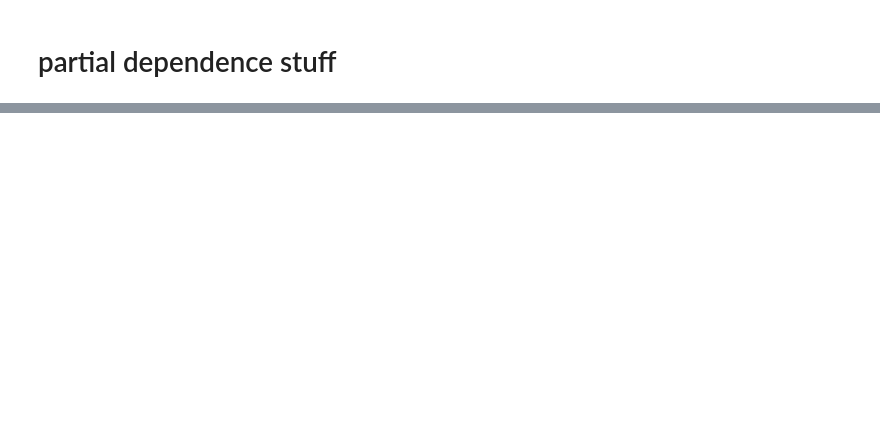
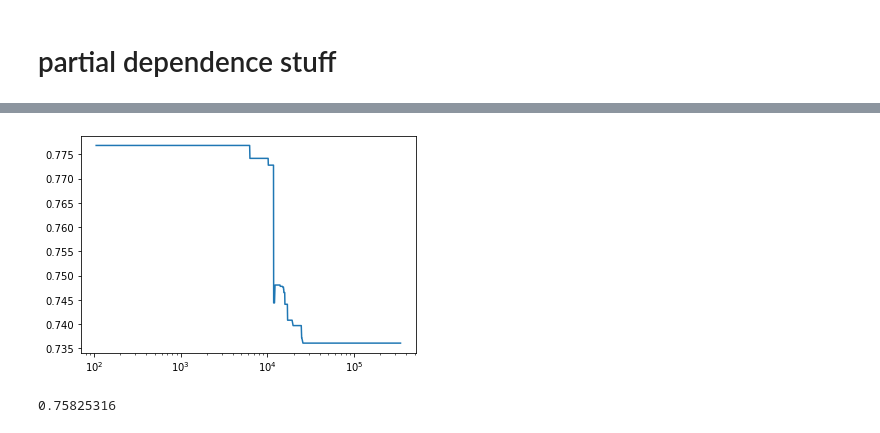
Before and after one commit to varyabazilova/alluvialfans, a Jupyter notebook: ml_model/ml1.ipynb, the cells around one changed output, grey strips where cells are left out. Cells and saved outputs as stored; diff of their text form; code cells hidden in the pictures; blank space fills up the shorter version.

```diff
--- a/ml_model/ml1.ipynb
+++ b/ml_model/ml1.ipynb
@@ -520,0 +559,16 @@ my_plots = plot_partial_dependence(model,
+# %%
+y, x = partial_dependence(model,
+                                   features=['perimeter'],       # column numbers of plots we want to show
+                                   X=X,                        # raw predictors data.
+                                   grid_resolution=738,
+                                   response_method='predict_proba')
+# %%
+plt.plot(x[0], y[0])
+plt.xscale('log')
+# %% [output]
+[figure, added]
+# %%
+Pr = model.predict_proba(X)[:,1]
+Pr.mean()
+# %% [output]
+0.75825316
```
Also changed, not shown: parts of 12 cells of this notebook, 7 other files.
